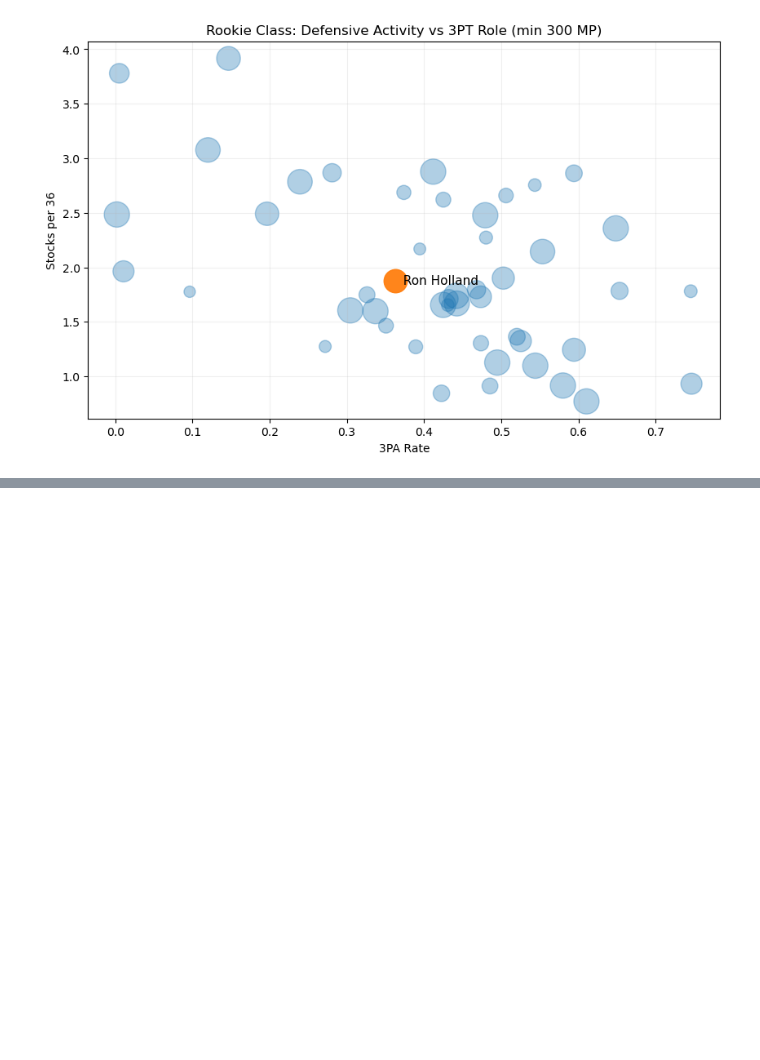
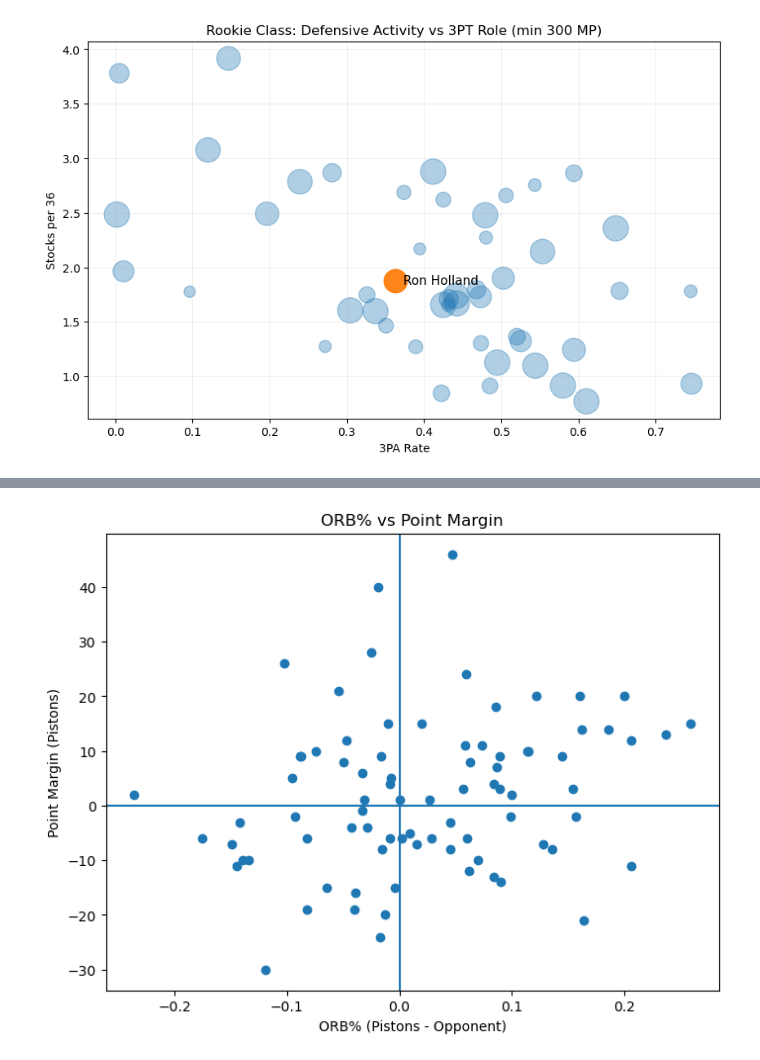
Before and after one commit to thejjserg/basketball-analytics, a Jupyter notebook: Projects/Final-Project.ipynb, the cells around one changed output, grey strips where cells are left out. Saved outputs shown, nothing was run; the diff lists cells and outputs as text; code cells hidden in the pictures; blank space fills up the shorter version.

```diff
--- a/Projects/Final-Project.ipynb
+++ b/Projects/Final-Project.ipynb
@@ -608,0 +746,19 @@ Saved chart to: Charts/rookie_holland_scatter.png
+# %%
+
+
+plt.figure(figsize=(8,6))
+plt.scatter(
+    games["ORB_Diff"],
+    games["Point_Margin"]
+)
+
+plt.axhline(0)
+plt.axvline(0)
+
+plt.xlabel("ORB% (Pistons - Opponent)")
+plt.ylabel("Point Margin (Pistons)")
+plt.title("ORB% vs Point Margin")
+
+plt.show()
+# %% [output]
+[figure, added]
```
Also changed, not shown: parts of 8 cells of this notebook, 7 other files.
